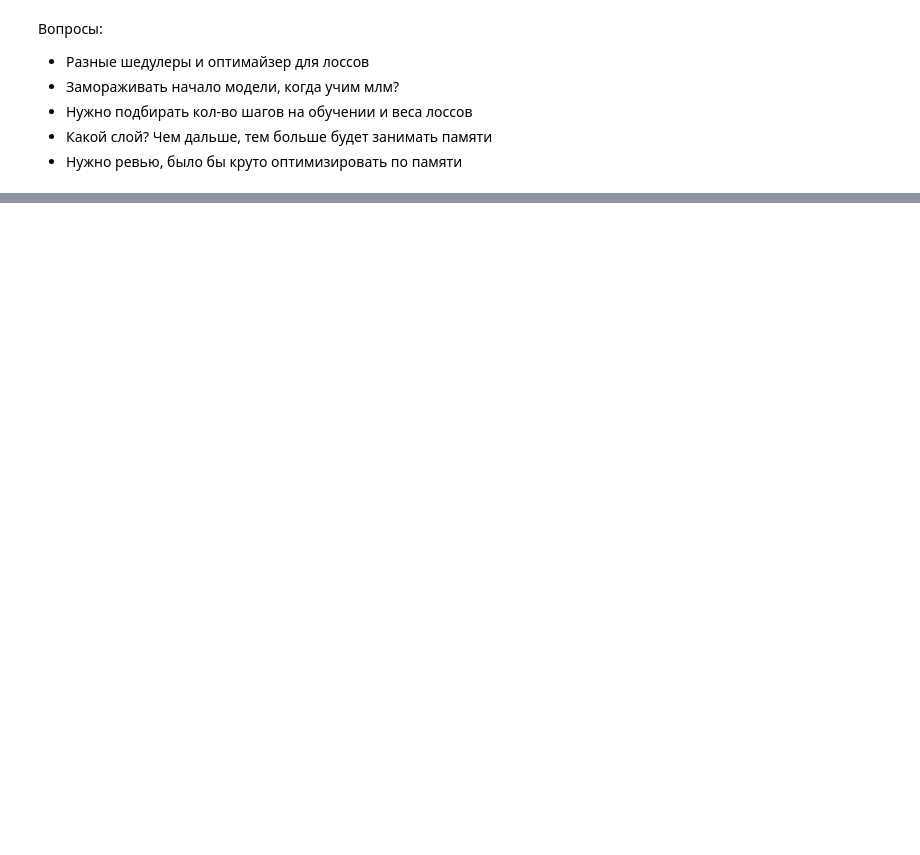
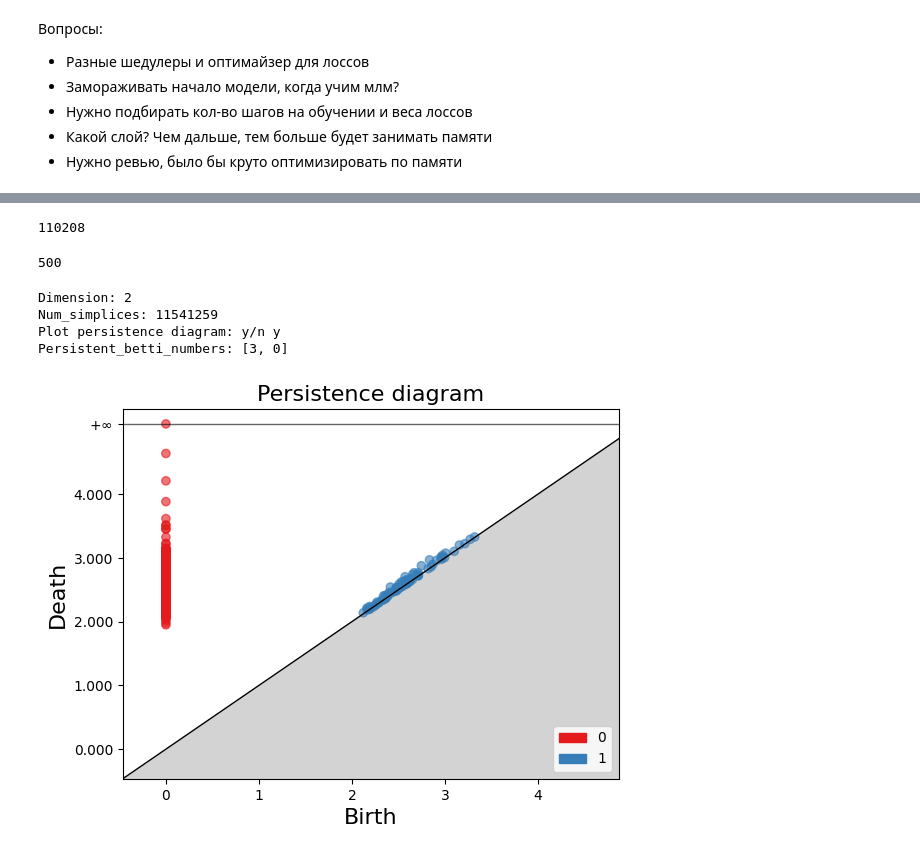
Before and after one commit to Xenomirant/ModularLM, a Jupyter notebook: bert_tuning.ipynb, the cells around one changed output, grey strips where cells are left out. Cells and saved outputs as stored; diff of their text form; code cells hidden in the pictures; blank space fills up the shorter version.

Commit message:
add: vector directionality check
homology computation to check if vectors are unidirectional;
Warning: intensive memory consumption for cloud points bigger than few thousands

```diff
--- a/bert_tuning.ipynb
+++ b/bert_tuning.ipynb
@@ -234,0 +354,48 @@ KeyboardInterrupt:
+# %%
+with open("epochs.pkl", "rb") as f:
+    epoch_dict = pkl.load(f)
+# %%
+pt_cloud = []
+
+for tensor in epoch_dict[0]:
+
+    tensors = tensor.vsplit(16)
+    for pt in tensors:
+        pt_cloud.append(pt.squeeze().numpy())
+# %%
+len(pt_cloud)
+# %% [output]
+110208
+# %%
+len(simpl_1)
+# %% [output]
+500
+# %%
+def plot_persistance(pt_cloud: np.array, max_dim = 2, max_edge_length = 5):
+
+    skeleton = gd.RipsComplex(points = simpl_1, max_edge_length = max_edge_length)
+
+    rips_tree = skeleton.create_simplex_tree(max_dimension = max_dim)
+
+    print(f"Dimension: {rips_tree.dimension()}")
+
+    print(f"Num_simplices: {rips_tree.num_simplices()}")
+
+    val = input('Plot persistence diagram: y/n')
+
+    if val == "y":
+        gd.persistence_graphical_tools.plot_persistence_diagram(rips_tree.persistence())
+        print(f"Persistent_betti_numbers: {rips_tree.persistent_betti_numbers(from_value=1, to_value=4)}")
+
+    del rips_tree, skeleton
+    gc.collect()
+# %%
+simpl_1 = np.stack(pt_cloud[0:500], axis = 0)
+# %%
+plot_persistance(simpl_1, max_dim=2, max_edge_length=5)
+# %% [output]
+Dimension: 2
+Num_simplices: 11541259
+Plot persistence diagram: y/n y
+Persistent_betti_numbers: [3, 0]
+[figure, added]
```
Also changed, not shown: parts of 38 cells of this notebook.
